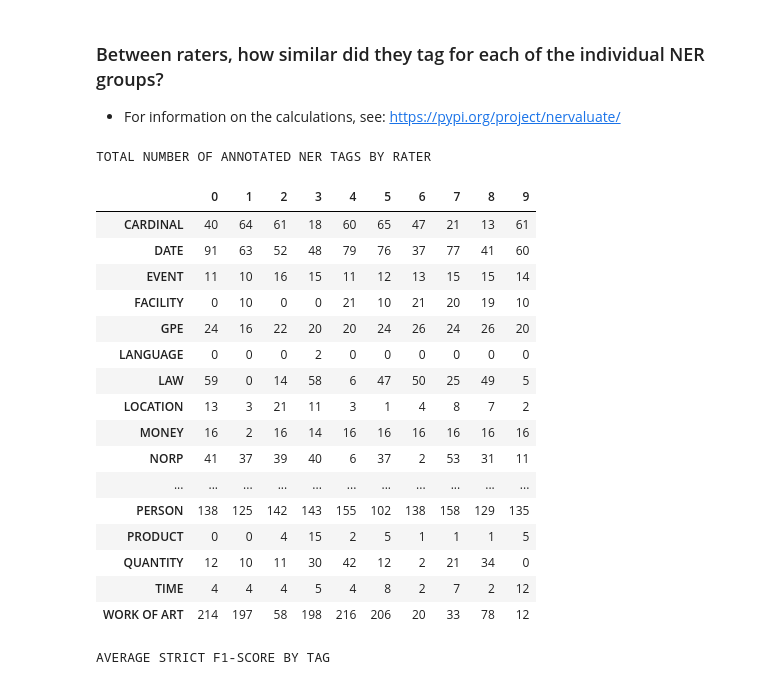
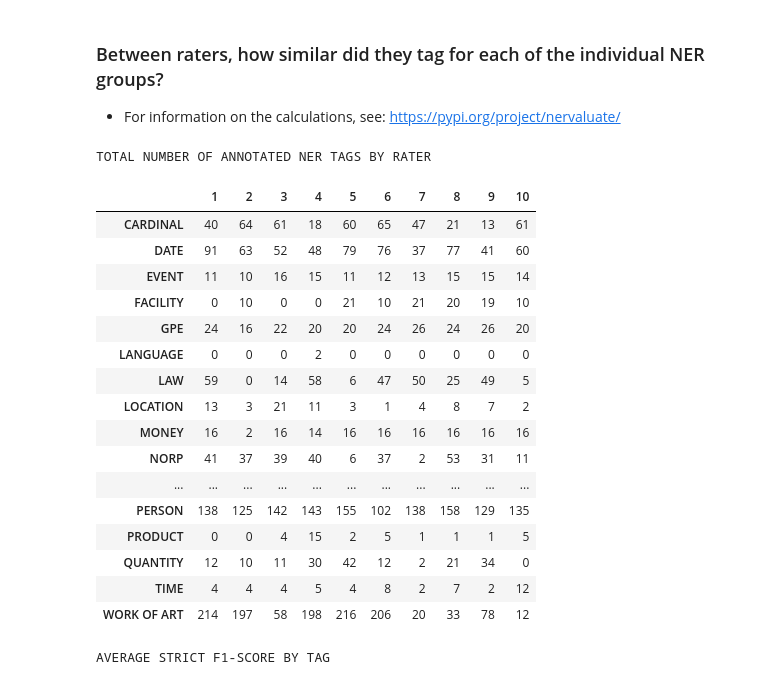
Before and after one commit to emiltj/DANSK_eval, a Jupyter notebook: src/inter_annotators_matrix.ipynb, the cells around one changed output. Drawn from its saved outputs; the diff is of its cells as text; code cells hidden in the pictures.

```diff
--- a/src/inter_annotators_matrix.ipynb
+++ b/src/inter_annotators_matrix.ipynb
@@ -400,24 +400,24 @@ unique_tags.append("PERCENT")
 # %%
 # Get number of annotations by tag by rater
 rater_tag_counts = {}
 
 # For each rater count the number of tags
 for rater in range(len(raters)):
     tag_counts = NERdf_list[rater].value_counts("spans_label")
     rater_tag_counts[rater] = tag_counts
 
 print("TOTAL NUMBER OF ANNOTATED NER TAGS BY RATER")
 NER_tag_counts = pd.DataFrame(rater_tag_counts).fillna(0).astype(int)
 # Append row to the DataFrame
 
 PERCENT_ROW = pd.DataFrame({0:[0], 1:[0], 2:[0], 3:[0], 4:[0], 5:[0], 6:[0], 7:[0], 8:[0], 9:[0]})
 PERCENT_ROW.index = ["PERCENT"]
 NER_tag_counts = pd.concat([NER_tag_counts, PERCENT_ROW]).sort_index()
-
+NER_tag_counts.columns = ["1", "2", "3", "4", "5", "6", "7", "8", "9", "10"]
 display(NER_tag_counts)
 # %% [output]
 TOTAL NUMBER OF ANNOTATED NER TAGS BY RATER
-|  | 0 | 1 | 2 | 3 | 4 | 5 | 6 | 7 | 8 | 9 |
+|  | 1 | 2 | 3 | 4 | 5 | 6 | 7 | 8 | 9 | 10 |
 | CARDINAL | 40 | 64 | 61 | 18 | 60 | 65 | 47 | 21 | 13 | 61 |
 | DATE | 91 | 63 | 52 | 48 | 79 | 76 | 37 | 77 | 41 | 60 |
 | EVENT | 11 | 10 | 16 | 15 | 11 | 12 | 13 | 15 | 15 | 14 |
```
Also changed, not shown: 20 other files.
